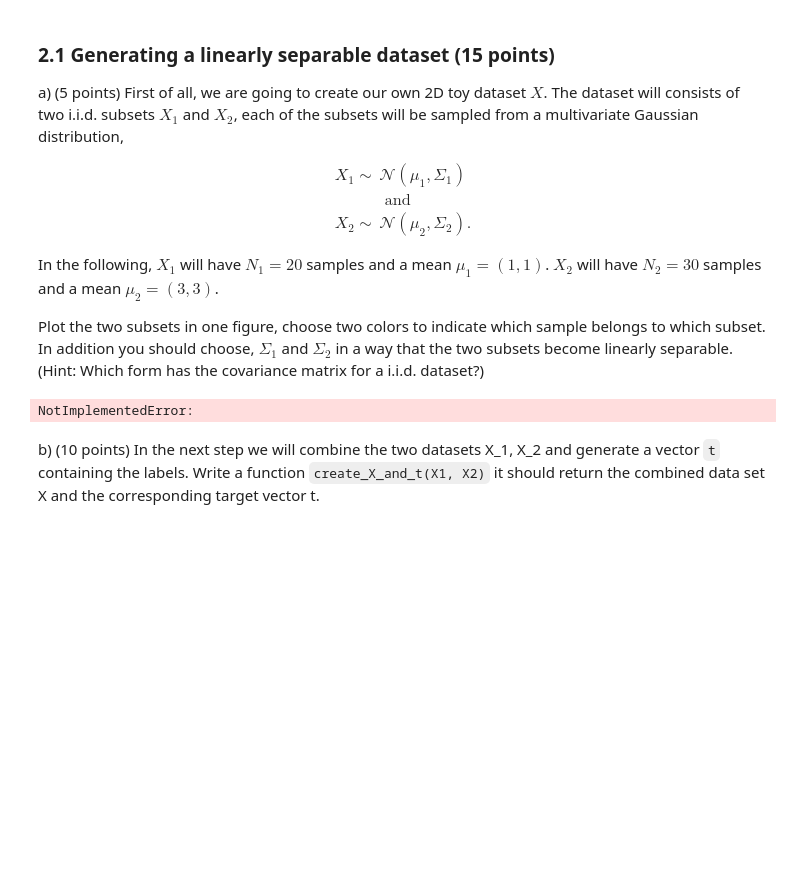
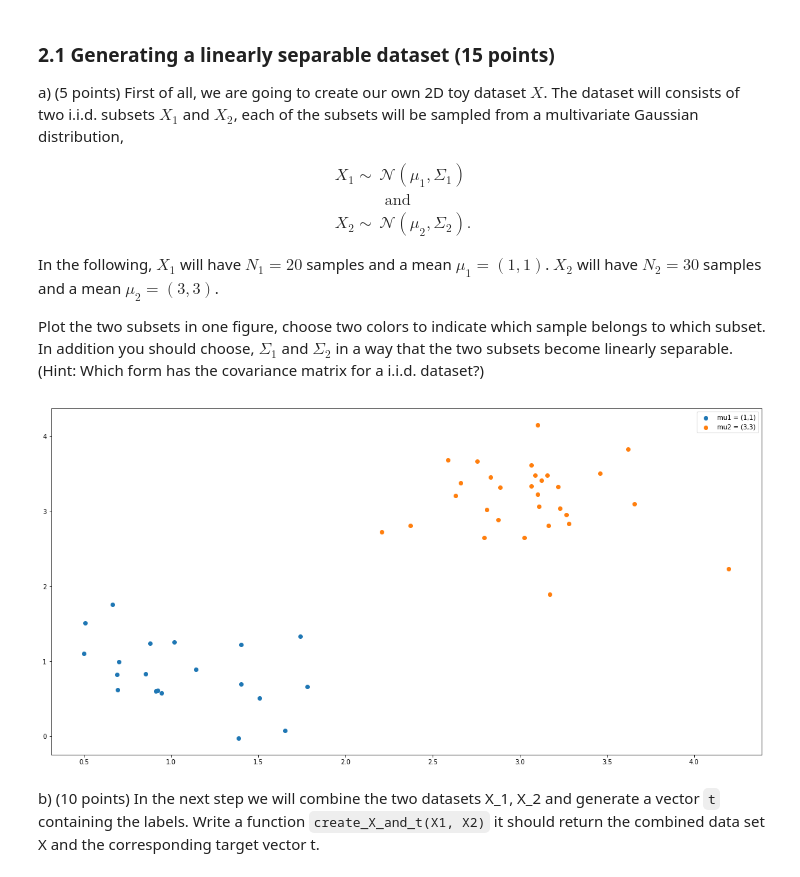
Before and after one commit to jorism1993/ML-lab1, a Jupyter notebook: lab3.ipynb, the cells around one changed output. Cells and saved outputs as stored; diff of their text form; code cells hidden in the pictures; blank space fills up the shorter version.

```diff
--- a/lab3.ipynb
+++ b/lab3.ipynb
@@ -354,11 +353,28 @@ X_2 \sim &\mathcal{N}(\mu_2, \Sigma_2).
 In the following, $X_1$ will have $N_1=20$ samples and a mean $\mu_1=(1,1)$. $X_2$ will have $N_2=30$ samples and a mean $\mu_2=(3,3)$.
 
 Plot the two subsets in one figure, choose two colors to indicate which sample belongs to which subset. In addition you should choose, $\Sigma_1$ and $\Sigma_2$ in a way that the two subsets become linearly separable. (Hint: Which form has the covariance matrix for a i.i.d. dataset?)
-# %%
-# YOUR CODE HERE
-raise NotImplementedError()
-# %% [output]
-NotImplementedError:
+# %%
+# YOUR CODE HERE
+# raise NotImplementedError()
+N1 = 20
+N2 = 30
+mu1 = np.array([1,1])
+mu2 = np.array([3,3])
+
+# If it is IID, both Sigma matrices should only have elements on the diagonal
+# Taking small values so that the data sets do not overlap
+Sigma1 = np.matrix(' 0.2 , 0 ; 0 , 0.2')
+Sigma2 = np.matrix(' 0.3 , 0 ; 0 , 0.3')
+
+X1 = np.random.multivariate_normal(mu1,Sigma1,N1)
+X2 = np.random.multivariate_normal(mu2,Sigma2,N2)
+
+plt.scatter(X1[:,0],X1[:,1],label='mu1 = (1,1)')
+plt.scatter(X2[:,0],X2[:,1],label='mu2 = (3,3)')
+plt.legend()
+plt.show()
+# %% [output]
+[figure, added]
 # %% [markdown]
 b) (10 points) In the next step we will combine the two datasets X_1, X_2 and generate a vector `t` containing the labels. Write a function `create_X_and_t(X1, X2)` it should return the combined data set X and the corresponding target vector t.
 # %%
```
Also changed, not shown: parts of 7 cells of this notebook.
